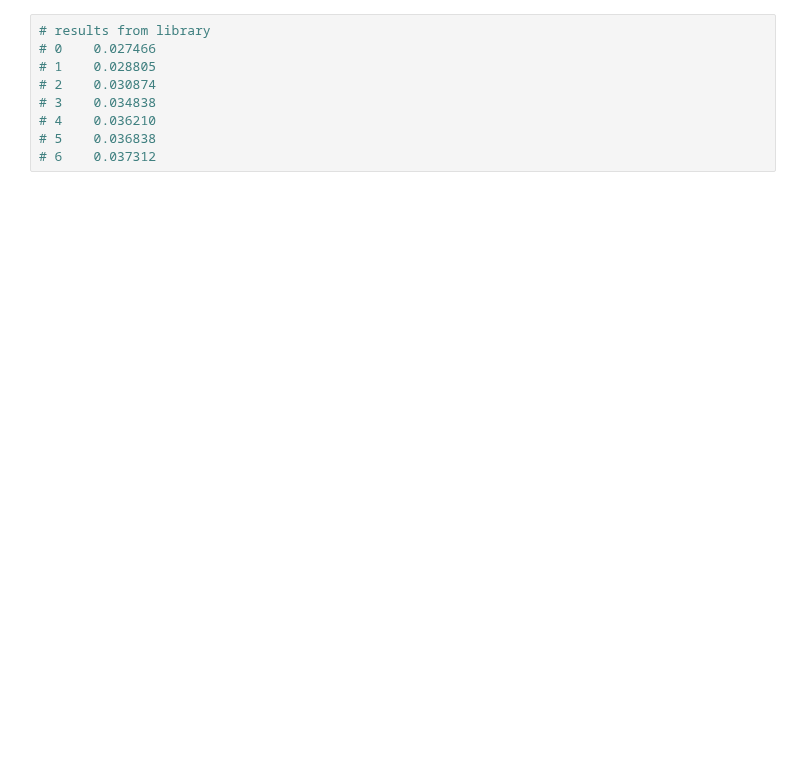
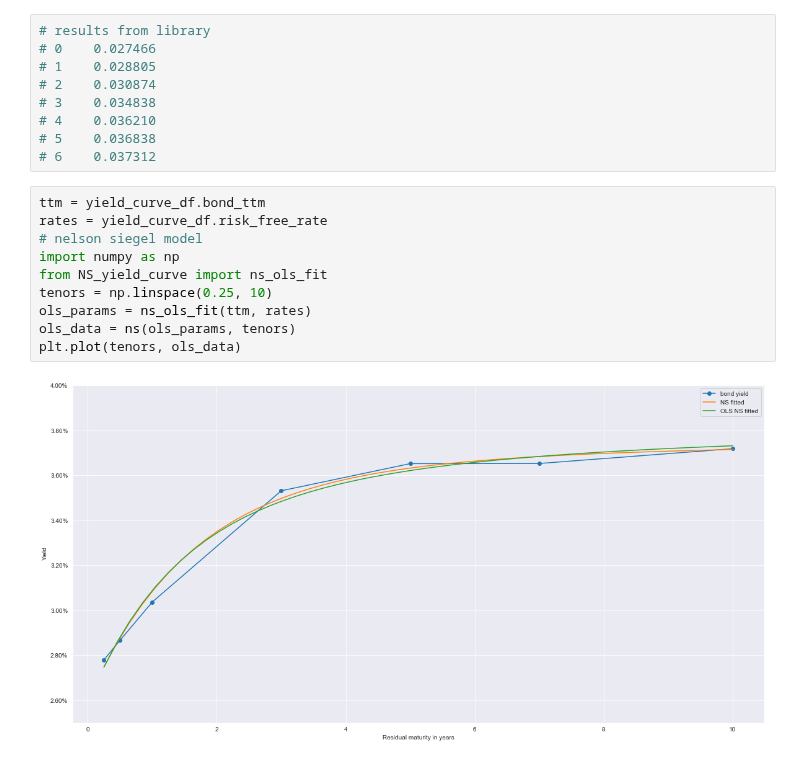
Before and after one commit to yulu0131/NelsonSiegel, a Jupyter notebook: ns_analysis.ipynb, the cells around one changed output. Cells and saved outputs as stored; diff of their text form; blank space fills up the shorter version.

```diff
--- a/ns_analysis.ipynb
+++ b/ns_analysis.ipynb
@@ -74,3 +73,15 @@ plt.show()
 # 4    0.036210
 # 5    0.036838
 # 6    0.037312
+# %%
+ttm = yield_curve_df.bond_ttm
+rates = yield_curve_df.risk_free_rate
+# nelson siegel model
+import numpy as np
+from NS_yield_curve import ns_ols_fit
+tenors = np.linspace(0.25, 10)
+ols_params = ns_ols_fit(ttm, rates)
+ols_data = ns(ols_params, tenors)
+plt.plot(tenors, ols_data)
+# %% [output]
+[figure, added]
```
Also changed, not shown: parts of 2 cells of this notebook, 3 other files.
